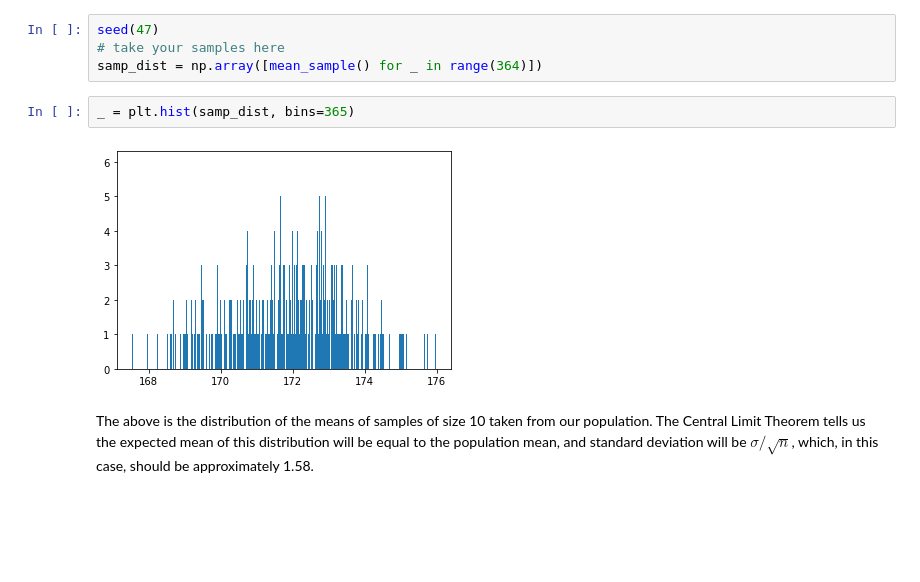
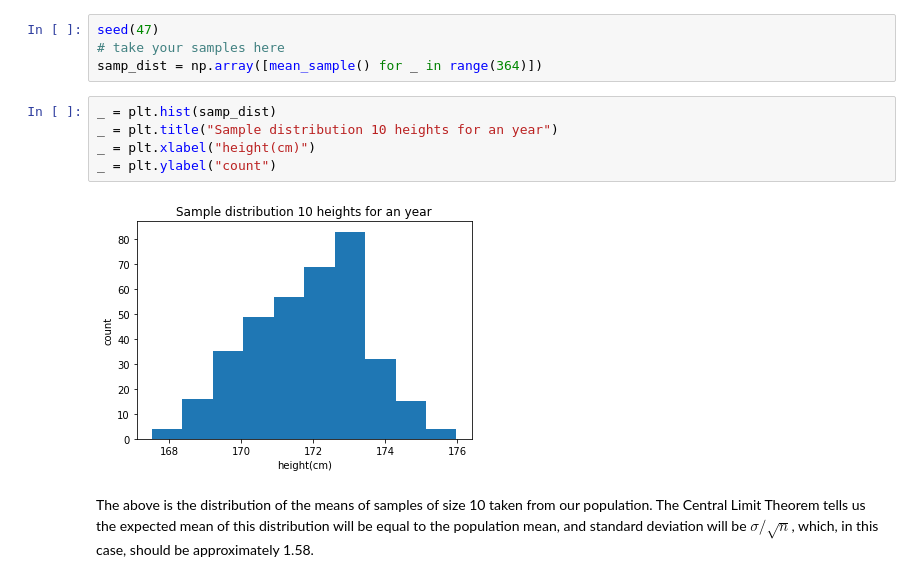
Before and after one commit to ganeshrajanbaboo/ganeshspring, a Jupyter notebook: inferential_statistics_1a_Q6_25_complete.ipynb, the cells around one changed output. Saved outputs shown, nothing was run; the diff lists cells and outputs as text; blank space fills up the shorter version.

```diff
--- a/inferential_statistics_1a_Q6_25_complete.ipynb
+++ b/inferential_statistics_1a_Q6_25_complete.ipynb
@@ -215,10 +215,13 @@ def mean_sample():
 seed(47)
 # take your samples here
 samp_dist = np.array([mean_sample() for _ in range(364)])
-# %%
-_ = plt.hist(samp_dist, bins=365)
-# %% [output]
-[figure, removed]
+# %%
+_ = plt.hist(samp_dist)
+_ = plt.title("Sample distribution 10 heights for an year")
+_ = plt.xlabel("height(cm)")
+_ = plt.ylabel("count")
+# %% [output]
+[figure, added]
 # %% [markdown]
 The above is the distribution of the means of samples of size 10 taken from our population. The Central Limit Theorem tells us the expected mean of this distribution will be equal to the population mean, and standard deviation will be $\sigma / \sqrt n$, which, in this case, should be approximately 1.58.
 # %% [markdown]
```
Also changed, not shown: parts of 4 cells of this notebook, 1 other file.
